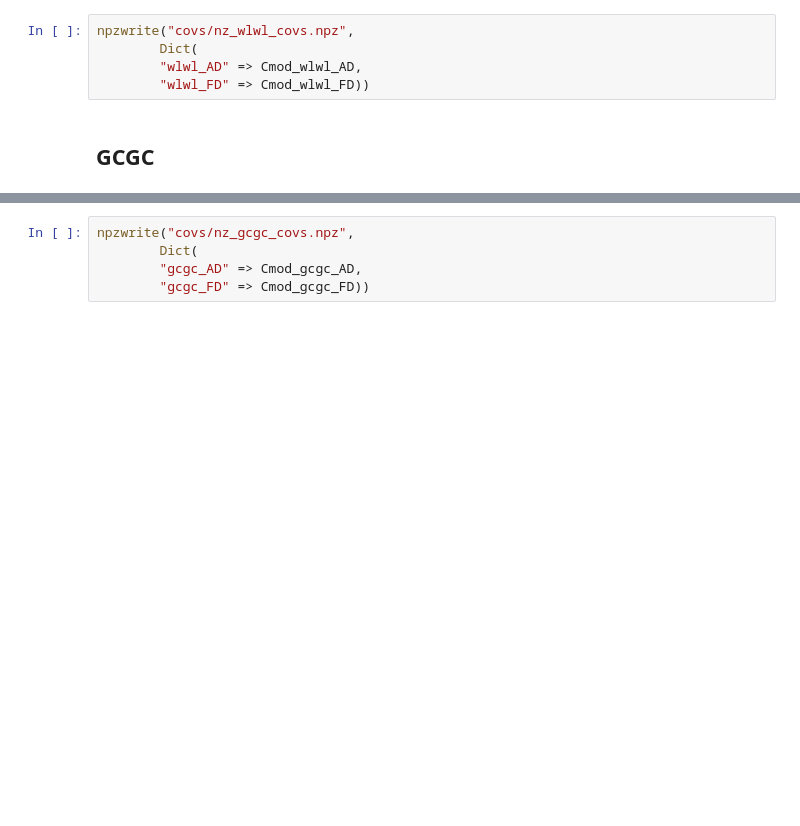
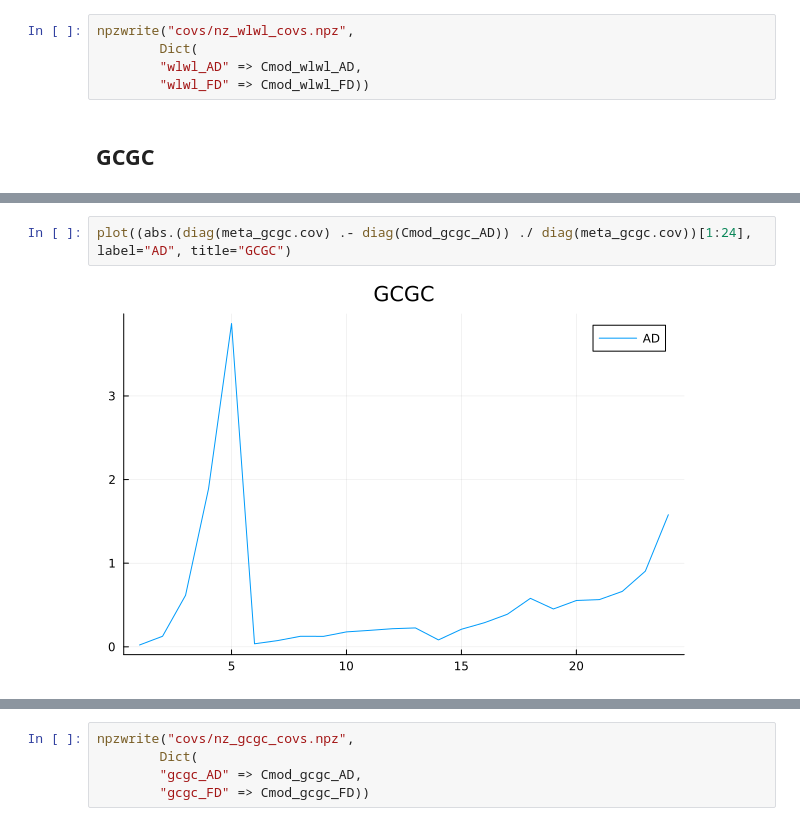
Before and after one commit to JaimeRZP/3x2_analytical, a Jupyter notebook: nz_tpt.ipynb, the cells around one changed output, grey strips where cells are left out. Saved outputs shown, nothing was run; the diff lists cells and outputs as text; blank space fills up the shorter version.

```diff
--- a/nz_tpt.ipynb
+++ b/nz_tpt.ipynb
@@ -398,3 +397,7 @@ plot!(abs.(diag(meta_gcgc.cov) .- diag(Cmod_gcgc_FD)) ./ diag(meta_gcgc.cov), la
+# %%
+plot((abs.(diag(meta_gcgc.cov) .- diag(Cmod_gcgc_AD)) ./ diag(meta_gcgc.cov))[1:24], label="AD", title="GCGC")
+# %% [output]
+[figure, added]
 # %%
 heatmap(log.(abs.((Cmod_gcgc_AD .- meta_gcgc.cov)./ meta_gcgc.cov)), title="TPT gcgc", yflip=true)
 # %% [output]
```
Also changed, not shown: parts of 11 cells of this notebook, 6 other files.
